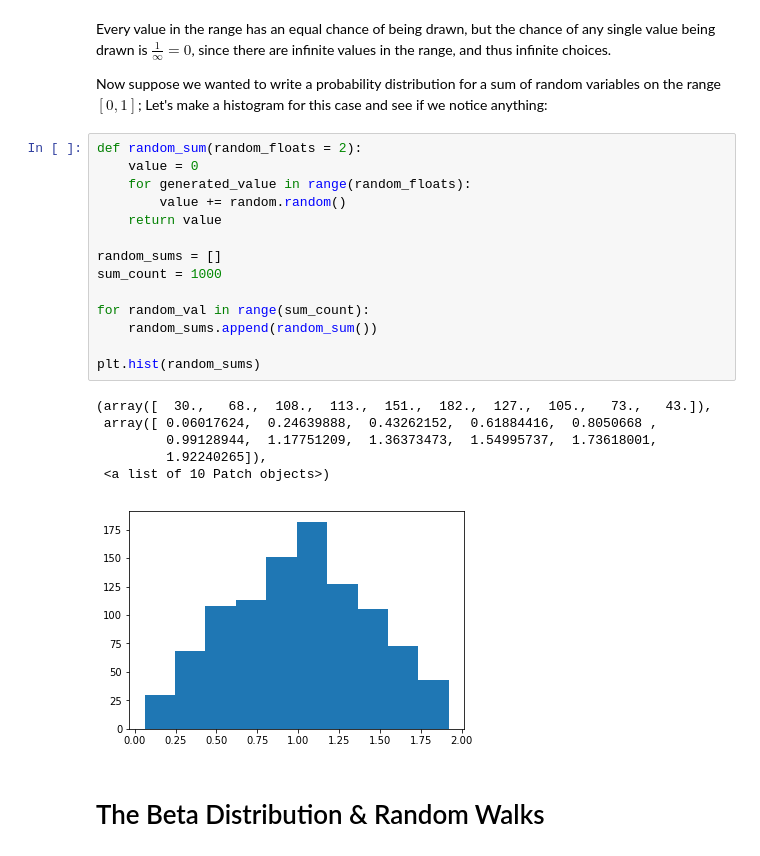
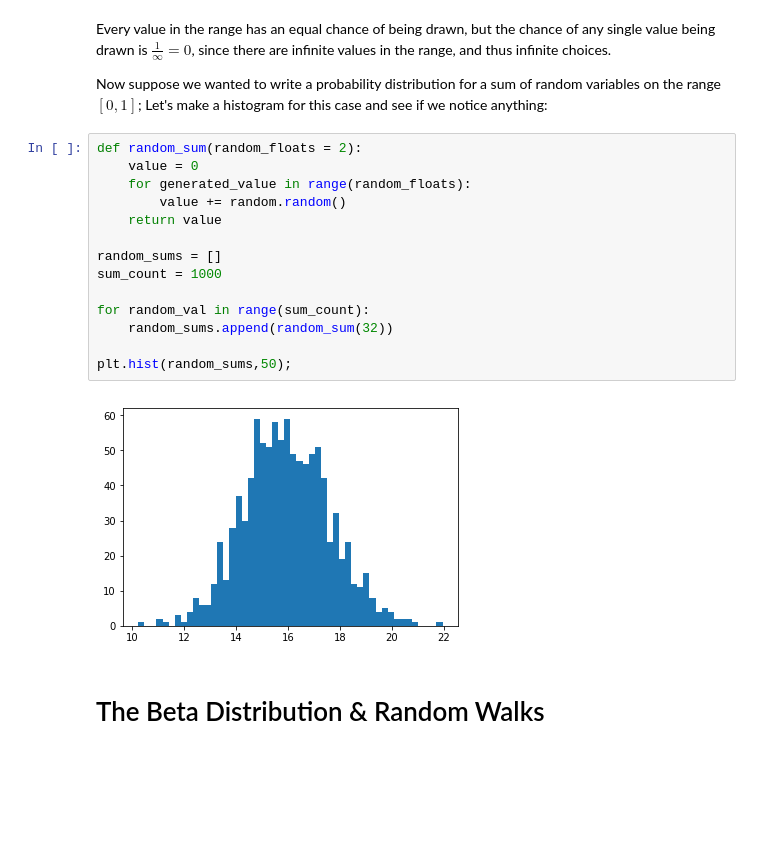
Before and after one commit to atomScratch/Personal-Calculus, a Jupyter notebook: Notebooks/RandomWalksTutorial/RandomWalksTutorial.ipynb, the cells around one changed output. Cells and saved outputs as stored; diff of their text form; blank space fills up the shorter version.

Commit message:
UPDATE: RandomWalksTutorial (Completed)

```diff
--- a/Notebooks/RandomWalksTutorial/RandomWalksTutorial.ipynb
+++ b/Notebooks/RandomWalksTutorial/RandomWalksTutorial.ipynb
@@ -144,24 +112,19 @@ Now suppose we wanted to write a probability distribution for a sum of random va
 # %%
 def random_sum(random_floats = 2):
     value = 0
     for generated_value in range(random_floats):
         value += random.random()
     return value
 
 random_sums = []
 sum_count = 1000
 
 for random_val in range(sum_count):
-    random_sums.append(random_sum())
+    random_sums.append(random_sum(32))
 
-plt.hist(random_sums)
+plt.hist(random_sums,50);
 # %% [output]
-(array([  30.,   68.,  108.,  113.,  151.,  182.,  127.,  105.,   73.,   43.]),
- array([ 0.06017624,  0.24639888,  0.43262152,  0.61884416,  0.8050668 ,
-         0.99128944,  1.17751209,  1.36373473,  1.54995737,  1.73618001,
-         1.92240265]),
- <a list of 10 Patch objects>)
-[figure, old version]
+[figure, new version]
 # %% [markdown]
 # The Beta Distribution & Random Walks
 # %% [markdown]
```
Also changed, not shown: parts of 11 cells of this notebook.
